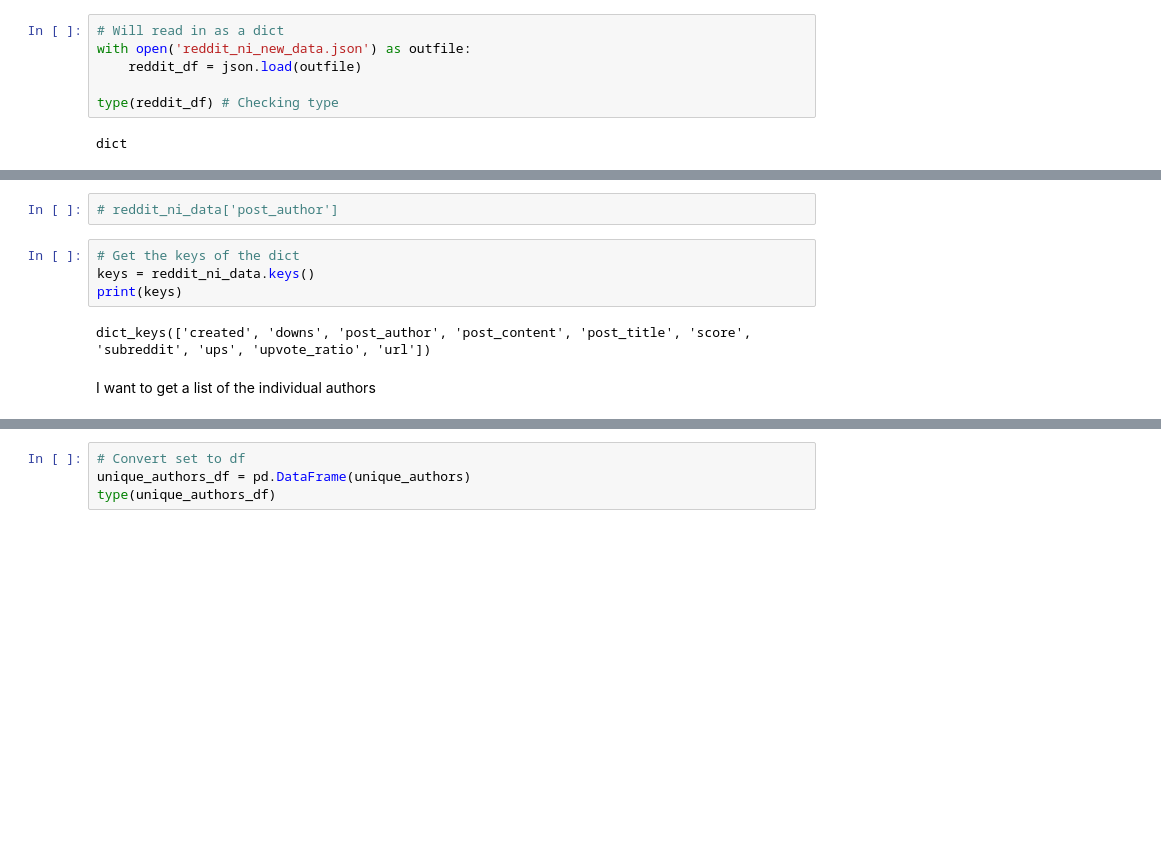
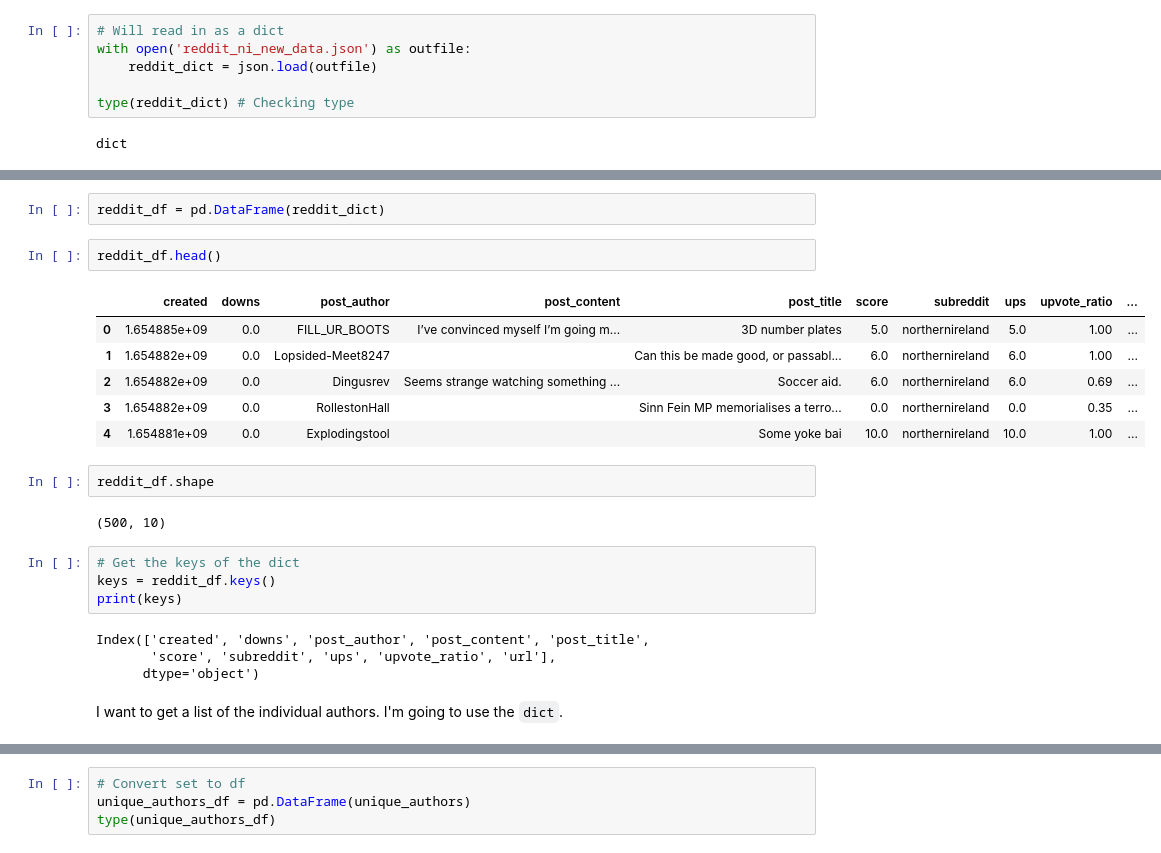
Before and after one commit to ofithcheallaigh/PersonalProjects, a Jupyter notebook: APIs/Reddit_API/eda.ipynb, the cells around one changed output, grey strips where cells are left out. Drawn from its saved outputs; the diff is of its cells as text; blank space fills up the shorter version.

Commit message:
mod. data capt. was wrong,  now fixed & correct

```diff
--- a/APIs/Reddit_API/eda.ipynb
+++ b/APIs/Reddit_API/eda.ipynb
@@ -16,8 +16,8 @@ from datetime import datetime
 # %%
 # Will read in as a dict
 with open('reddit_ni_new_data.json') as outfile:
-    reddit_df = json.load(outfile)
+    reddit_dict = json.load(outfile)
 
-type(reddit_df) # Checking type
+type(reddit_dict) # Checking type
 # %% [output]
 dict
@@ -41,11 +54,26 @@ end_datetime
-# %%
-# reddit_ni_data['post_author']
+# %%
+reddit_df = pd.DataFrame(reddit_dict)
+# %%
+reddit_df.head()
+# %% [output]
+|  | created | downs | post_author | post_content | post_title | score | subreddit | ups | upvote_ratio | ... |
+| 0 | 1.654885e+09 | 0.0 | FILL_UR_BOOTS | I’ve convinced myself I’m going m... | 3D number plates | 5.0 | northernireland | 5.0 | 1.00 | ... |
+| 1 | 1.654882e+09 | 0.0 | Lopsided-Meet8247 |  | Can this be made good, or passabl... | 6.0 | northernireland | 6.0 | 1.00 | ... |
+| 2 | 1.654882e+09 | 0.0 | Dingusrev | Seems strange watching something ... | Soccer aid. | 6.0 | northernireland | 6.0 | 0.69 | ... |
+| 3 | 1.654882e+09 | 0.0 | RollestonHall |  | Sinn Fein MP memorialises a terro... | 0.0 | northernireland | 0.0 | 0.35 | ... |
+| 4 | 1.654881e+09 | 0.0 | Explodingstool |  | Some yoke bai | 10.0 | northernireland | 10.0 | 1.00 | ... |
+# %%
+reddit_df.shape
+# %% [output]
+(500, 10)
 # %%
 # Get the keys of the dict
-keys = reddit_ni_data.keys()
+keys = reddit_df.keys()
 print(keys)
 # %% [output]
-dict_keys(['created', 'downs', 'post_author', 'post_content', 'post_title', 'score', 'subreddit', 'ups', 'upvote_ratio', 'url'])
+Index(['created', 'downs', 'post_author', 'post_content', 'post_title',
+       'score', 'subreddit', 'ups', 'upvote_ratio', 'url'],
+      dtype='object')
 # %% [markdown]
-I want to get a list of the individual authors
+I want to get a list of the individual authors. I'm going to use the `dict`.
 # %%
```
Also changed, not shown: parts of 8 cells of this notebook.
